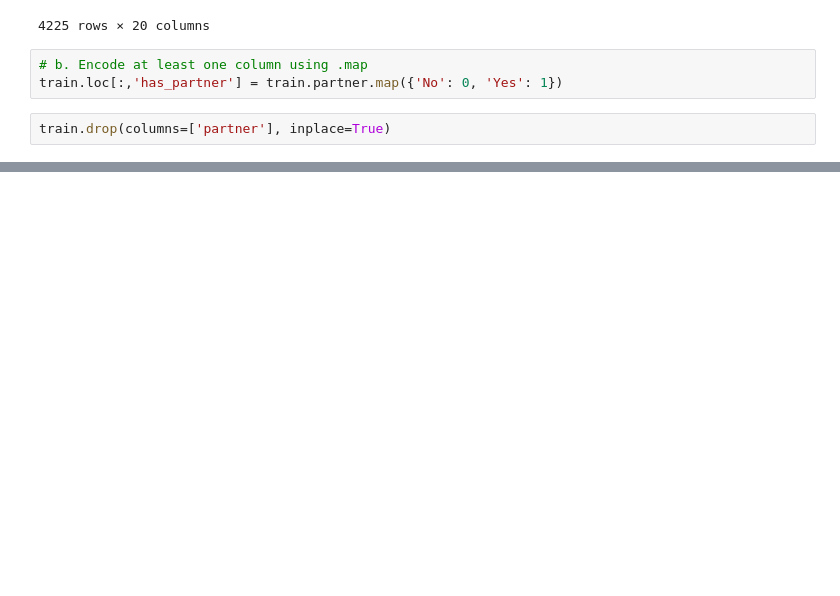
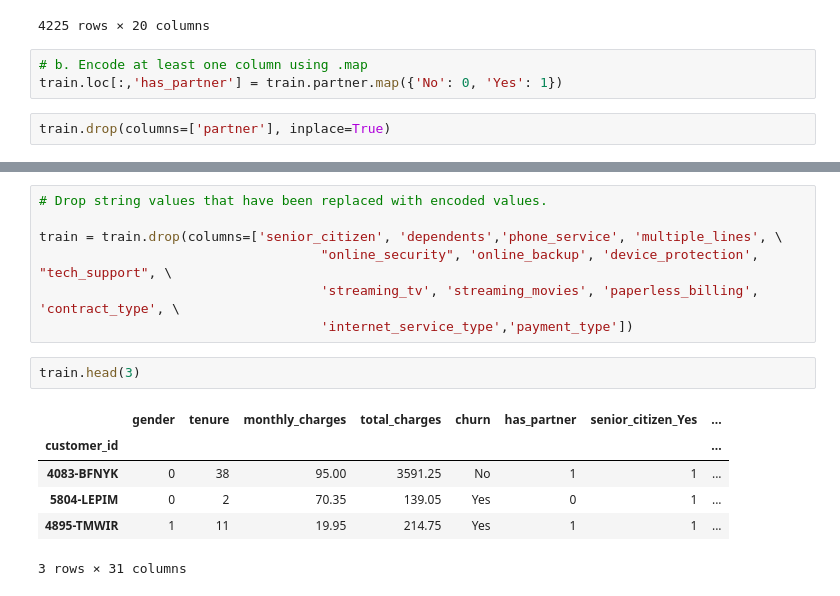
Before and after one commit to Luis-Martinez1/classification-exercises, a Jupyter notebook: modeling.ipynb, the cells around one changed output, grey strips where cells are left out. Cells and saved outputs as stored; diff of their text form; blank space fills up the shorter version.

```diff
--- a/modeling.ipynb
+++ b/modeling.ipynb
@@ -336,0 +413,16 @@ memory usage: 693.2+ KB
+# %%
+# Drop string values that have been replaced with encoded values.
+
+train = train.drop(columns=['senior_citizen', 'dependents','phone_service', 'multiple_lines', \
+                                    "online_security", 'online_backup', 'device_protection', "tech_support", \
+                                    'streaming_tv', 'streaming_movies', 'paperless_billing', 'contract_type', \
+                                    'internet_service_type','payment_type'])
+# %%
+train.head(3)
+# %% [output]
+|  | gender | tenure | monthly_charges | total_charges | churn | has_partner | senior_citizen_Yes | ... |
+| customer_id |  |  |  |  |  |  |  | ... |
+| 4083-BFNYK | 0 | 38 | 95.00 | 3591.25 | No | 1 | 1 | ... |
+| 5804-LEPIM | 0 | 2 | 70.35 | 139.05 | Yes | 0 | 1 | ... |
+| 4895-TMWIR | 1 | 11 | 19.95 | 214.75 | Yes | 1 | 1 | ... |
+3 rows × 31 columns
```
Also changed, not shown: parts of 17 cells of this notebook.
